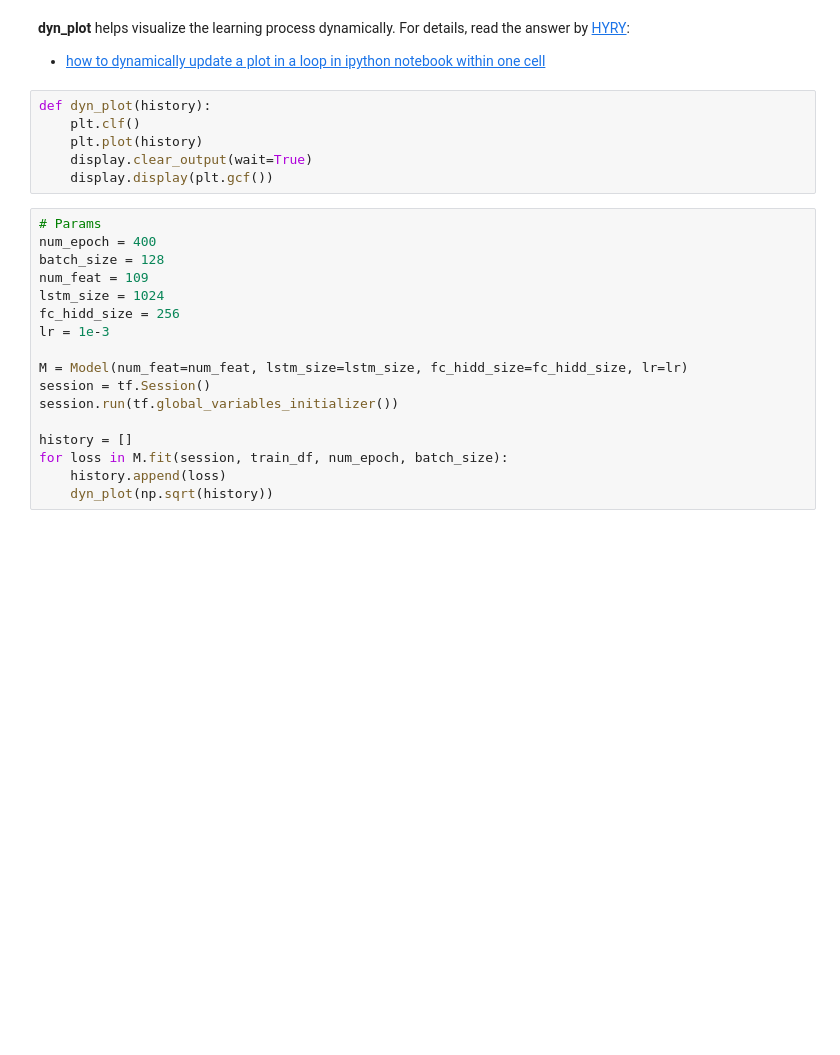
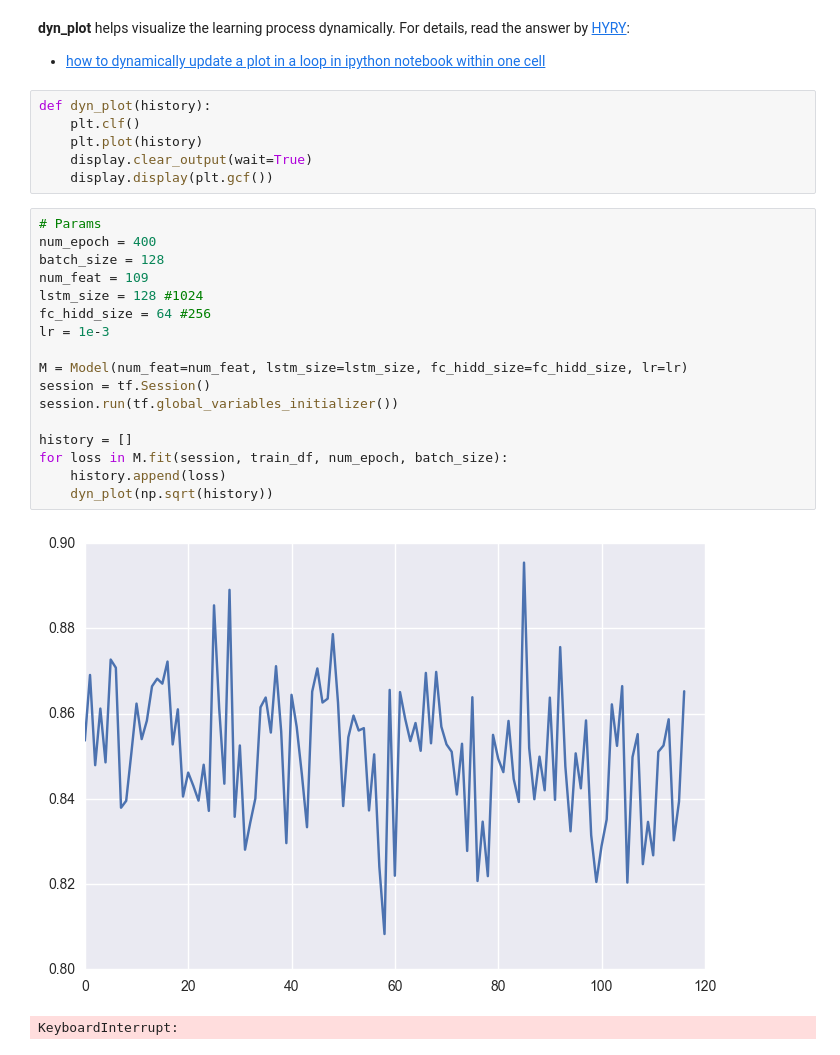
Before and after one commit to xuezhizeng/two-sigma-kaggle, a Jupyter notebook: two_sigma.ipynb, the cells around one changed output. Drawn from its saved outputs; the diff is of its cells as text; blank space fills up the shorter version.

```diff
--- a/two_sigma.ipynb
+++ b/two_sigma.ipynb
@@ -213,17 +327,20 @@ def dyn_plot(history):
 # %%
 # Params
 num_epoch = 400
 batch_size = 128
 num_feat = 109
-lstm_size = 1024
-fc_hidd_size = 256
+lstm_size = 128 #1024
+fc_hidd_size = 64 #256
 lr = 1e-3
 
 M = Model(num_feat=num_feat, lstm_size=lstm_size, fc_hidd_size=fc_hidd_size, lr=lr)
 session = tf.Session()
 session.run(tf.global_variables_initializer())
 
 history = []
 for loss in M.fit(session, train_df, num_epoch, batch_size):
     history.append(loss)
     dyn_plot(np.sqrt(history))
+# %% [output]
+[figure, added]
+KeyboardInterrupt:
```
Also changed, not shown: parts of 21 cells of this notebook.
